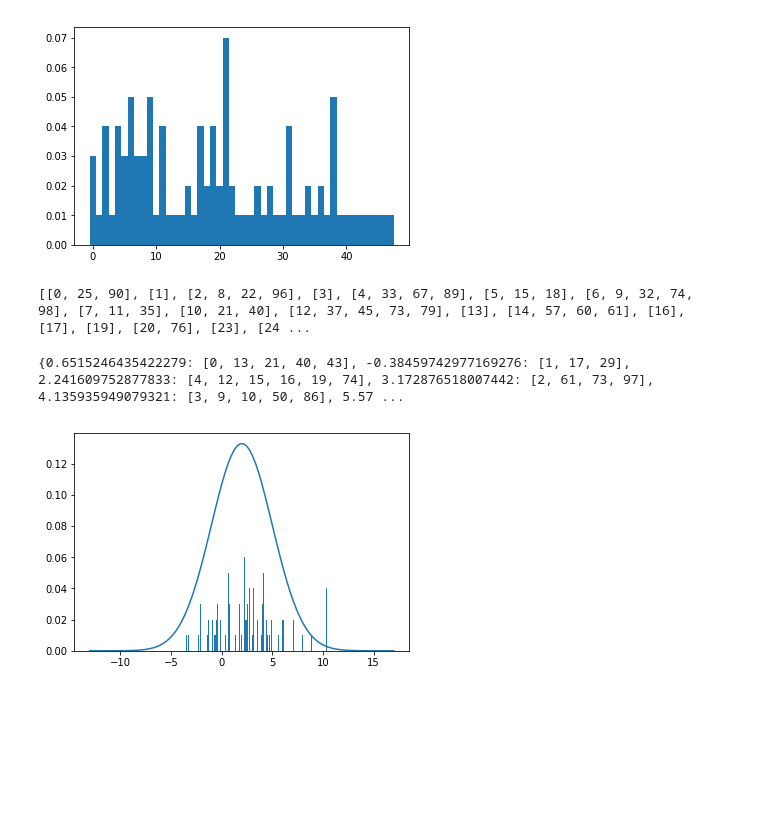
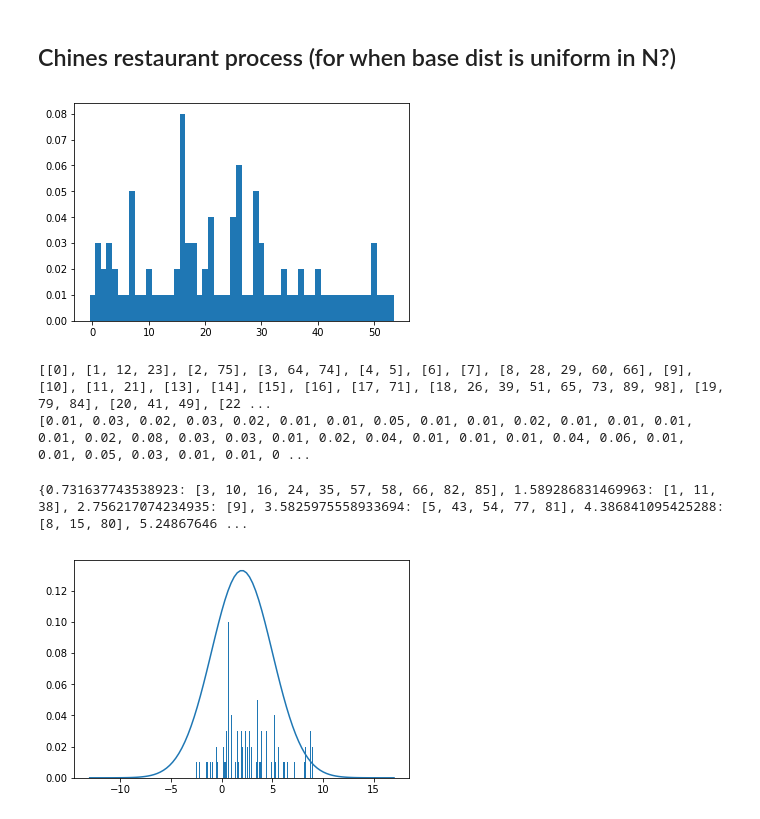
Before and after one commit to drproduck/dnm, a Jupyter notebook: mdnd.ipynb, the cells around one changed output. Cells and saved outputs as stored; diff of their text form; code cells hidden in the pictures; blank space fills up the shorter version.

```diff
--- a/mdnd.ipynb
+++ b/mdnd.ipynb
@@ -12,50 +12,53 @@ class RandomVar:
         pass
     def sample():
         pass
+# %% [markdown]
+## Chines restaurant process (for when base dist is uniform in N?)
 # %%
 def crp(ap=10,num=100):
     """chinese restaurant process (equivalent representation of Dirichlet)
-        param: ap: alpha, its maginitude rises inversely with #tables"""
+        param: ap: alpha, its maginitude rises inversely with rich gets richer"""
 
 #     num = 100
 #     ap = 10
     # first customer goes to first table
+    tables = [[0]]
     size = [1]
 
     for n in range(1,num):
         # compute categorical distribution for customer assignment
         cat = []
         denom = n+ap #n+1-1+ap
         for i in range(len(size)):
             cat.append(size[i] / denom)
         # new table probability
         cat.append(ap / denom)
         assert(sum(cat) - 1 < 0.0001)
 
         # draw next table
         table = choice(len(cat), p=cat)
 
         # new table
         if table == len(cat) - 1:
             tables.append([n])
             size.append(1)
         # old table
         else:
             tables[table].append(n)
             size[table] += 1
 
-    #support and prob
-    return np.arange(num,dtype=int), [s/num for s in size]
-p,tables = crp(ap=50)
+    # return support and prob
+    return np.arange(len(size)), [s/num for s in size], tables
+_,p,tables = crp(ap=50)
 plt.figure()
 plt.bar(range(len(p)), p,width=1)
 plt.show()
 print(tables)
-# print(p)
-# print(len(p))
+print(p)
 # %% [output]
-[figure, old version]
+[figure, new version]
-[[0, 25, 90], [1], [2, 8, 22, 96], [3], [4, 33, 67, 89], [5, 15, 18], [6, 9, 32, 74, 98], [7, 11, 35], [10, 21, 40], [12, 37, 45, 73, 79], [13], [14, 57, 60, 61], [16], [17], [19], [20, 76], [23], [24 ...
+[[0], [1, 12, 23], [2, 75], [3, 64, 74], [4, 5], [6], [7], [8, 28, 29, 60, 66], [9], [10], [11, 21], [13], [14], [15], [16], [17, 71], [18, 26, 39, 51, 65, 73, 89, 98], [19, 79, 84], [20, 41, 49], [22 ...
+[0.01, 0.03, 0.02, 0.03, 0.02, 0.01, 0.01, 0.05, 0.01, 0.01, 0.02, 0.01, 0.01, 0.01, 0.01, 0.02, 0.08, 0.03, 0.03, 0.01, 0.02, 0.04, 0.01, 0.01, 0.01, 0.04, 0.06, 0.01, 0.01, 0.05, 0.03, 0.01, 0.01, 0 ...
 # %%
 def DP(mu, sg, num, ap):
     """dirichlet process with Gaussian base distribution"""
@@ -104,8 +107,8 @@ x = np.linspace(mu - 5*sd, mu + 5*sd, 100)
 plt.plot(x,mlab.normpdf(x, mu, sd))
 plt.show()
 # %% [output]
-{0.6515246435422279: [0, 13, 21, 40, 43], -0.38459742977169276: [1, 17, 29], 2.241609752877833: [4, 12, 15, 16, 19, 74], 3.172876518007442: [2, 61, 73, 97], 4.135935949079321: [3, 9, 10, 50, 86], 5.57 ...
+{0.731637743538923: [3, 10, 16, 24, 35, 57, 58, 66, 82, 85], 1.589286831469963: [1, 11, 38], 2.756217074234935: [9], 3.5825975558933694: [5, 43, 54, 77, 81], 4.386841095425288: [8, 15, 80], 5.24867646 ...
-[figure, old version]
+[figure, new version]
 # %%
 # stick breaking
 def GEM(ap,K):
```
Also changed, not shown: parts of 7 cells of this notebook.
